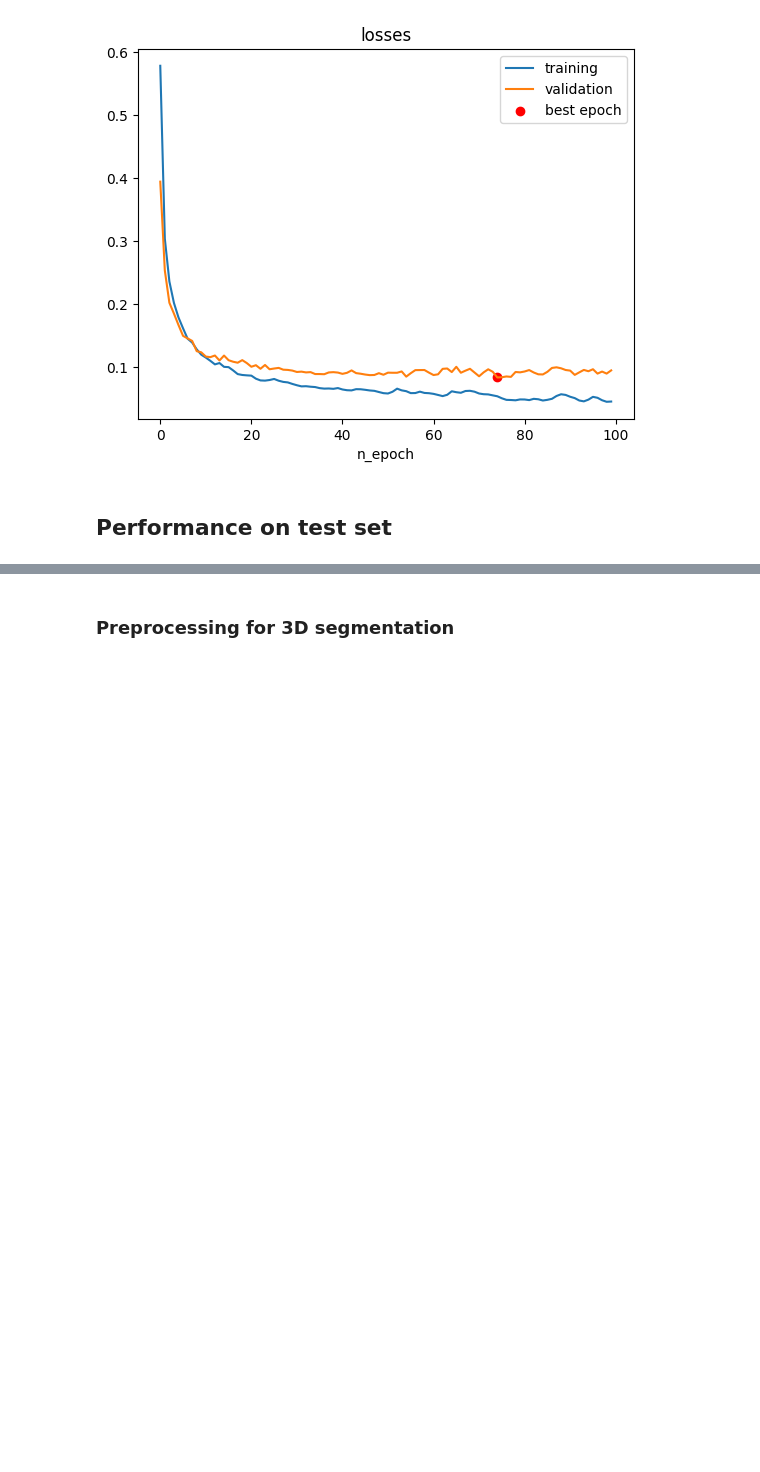
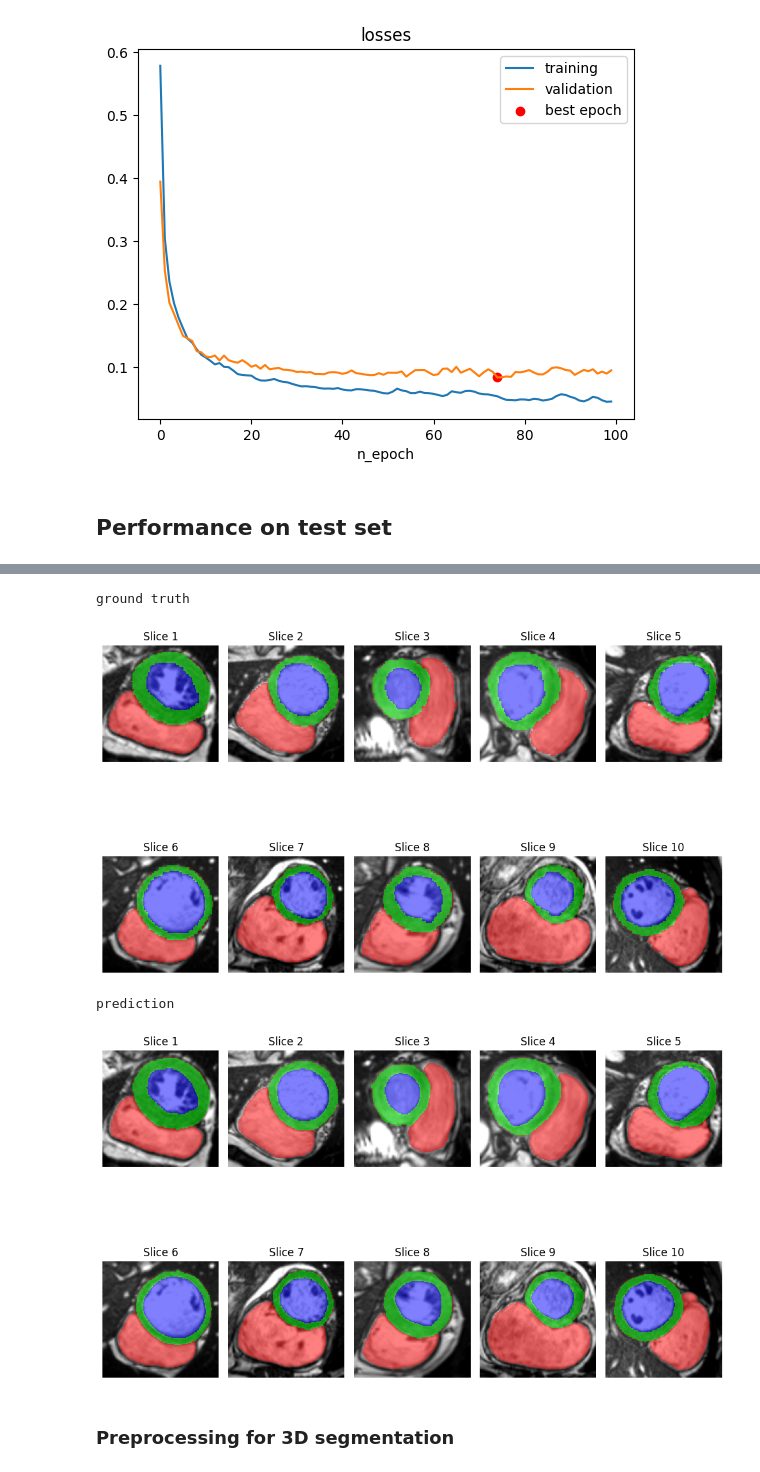
Before and after one commit to MunchkinChen/IMA206_project, a Jupyter notebook: run.ipynb, the cells around one changed output, grey strips where cells are left out. Saved outputs shown, nothing was run; the diff lists cells and outputs as text; code cells hidden in the pictures; blank space fills up the shorter version.

```diff
--- a/run.ipynb
+++ b/run.ipynb
@@ -486,3 +453,10 @@ array([[        inf,  7.68422427,  7.56459193],
+# %%
+predict_label(best_batch, visualize=True)
+# %% [output]
+ground truth
+[figure, added]
+prediction
+[figure, added]
 # %% [markdown]
 ### Preprocessing for 3D segmentation
 # %%
```
Also changed, not shown: parts of 17 cells of this notebook.
